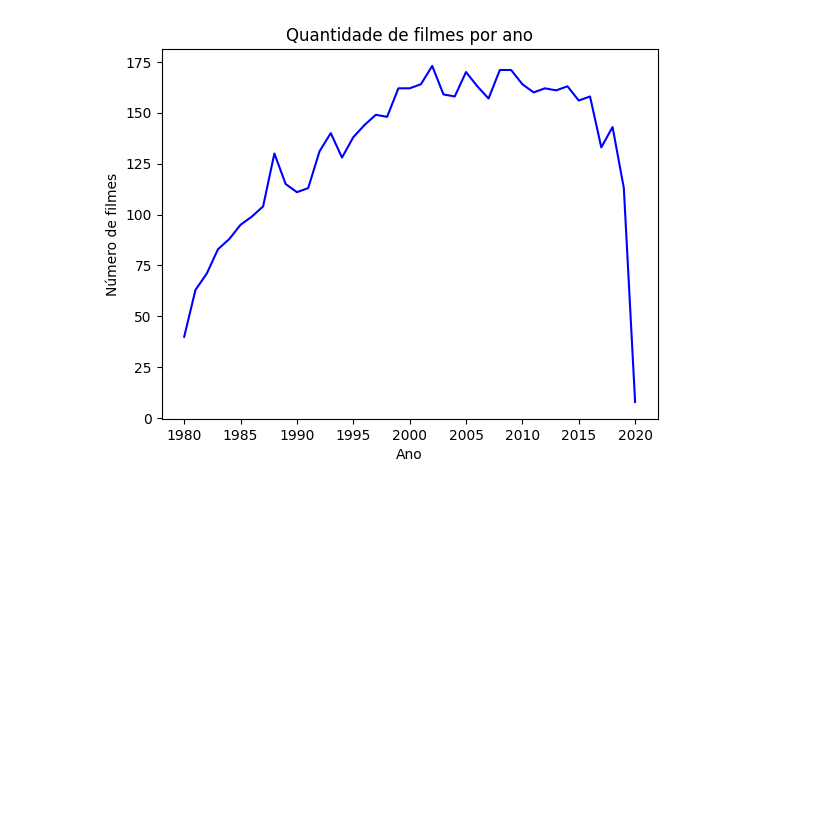
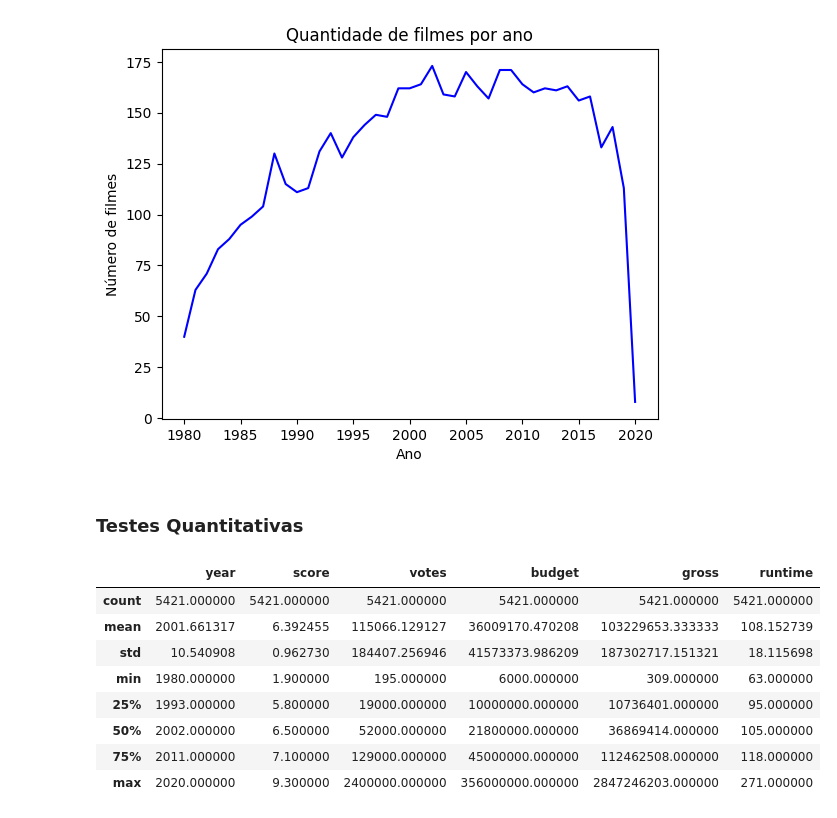
Before and after one commit to guicns/movie-industry-analysis, a Jupyter notebook: python_analysis/movies_python_analysis.ipynb, the cells around one changed output. Drawn from its saved outputs; the diff is of its cells as text; code cells hidden in the pictures; blank space fills up the shorter version.

```diff
--- a/python_analysis/movies_python_analysis.ipynb
+++ b/python_analysis/movies_python_analysis.ipynb
@@ -6,6 +6,8 @@ import matplotlib.pyplot as plt
 import pandas as pd
 import seaborn as sns
 from wordcloud import WordCloud, STOPWORDS, ImageColorGenerator
+
+pd.set_option('float_format', '{:f}'.format)
 # %% [markdown]
 ### Criar DataFrame usando o CSV
 # %%
@@ -241,3 +243,17 @@ plt.title('Quantidade de filmes por ano')
 plt.show()
 # %% [output]
 [figure]
+# %% [markdown]
+### Testes Quantitativas
+# %%
+df.describe()
+# %% [output]
+|  | year | score | votes | budget | gross | runtime |
+| count | 5421.000000 | 5421.000000 | 5421.000000 | 5421.000000 | 5421.000000 | 5421.000000 |
+| mean | 2001.661317 | 6.392455 | 115066.129127 | 36009170.470208 | 103229653.333333 | 108.152739 |
+| std | 10.540908 | 0.962730 | 184407.256946 | 41573373.986209 | 187302717.151321 | 18.115698 |
+| min | 1980.000000 | 1.900000 | 195.000000 | 6000.000000 | 309.000000 | 63.000000 |
+| 25% | 1993.000000 | 5.800000 | 19000.000000 | 10000000.000000 | 10736401.000000 | 95.000000 |
+| 50% | 2002.000000 | 6.500000 | 52000.000000 | 21800000.000000 | 36869414.000000 | 105.000000 |
+| 75% | 2011.000000 | 7.100000 | 129000.000000 | 45000000.000000 | 112462508.000000 | 118.000000 |
+| max | 2020.000000 | 9.300000 | 2400000.000000 | 356000000.000000 | 2847246203.000000 | 271.000000 |
```
Also changed, not shown: parts of 8 cells of this notebook, 1 other file.
